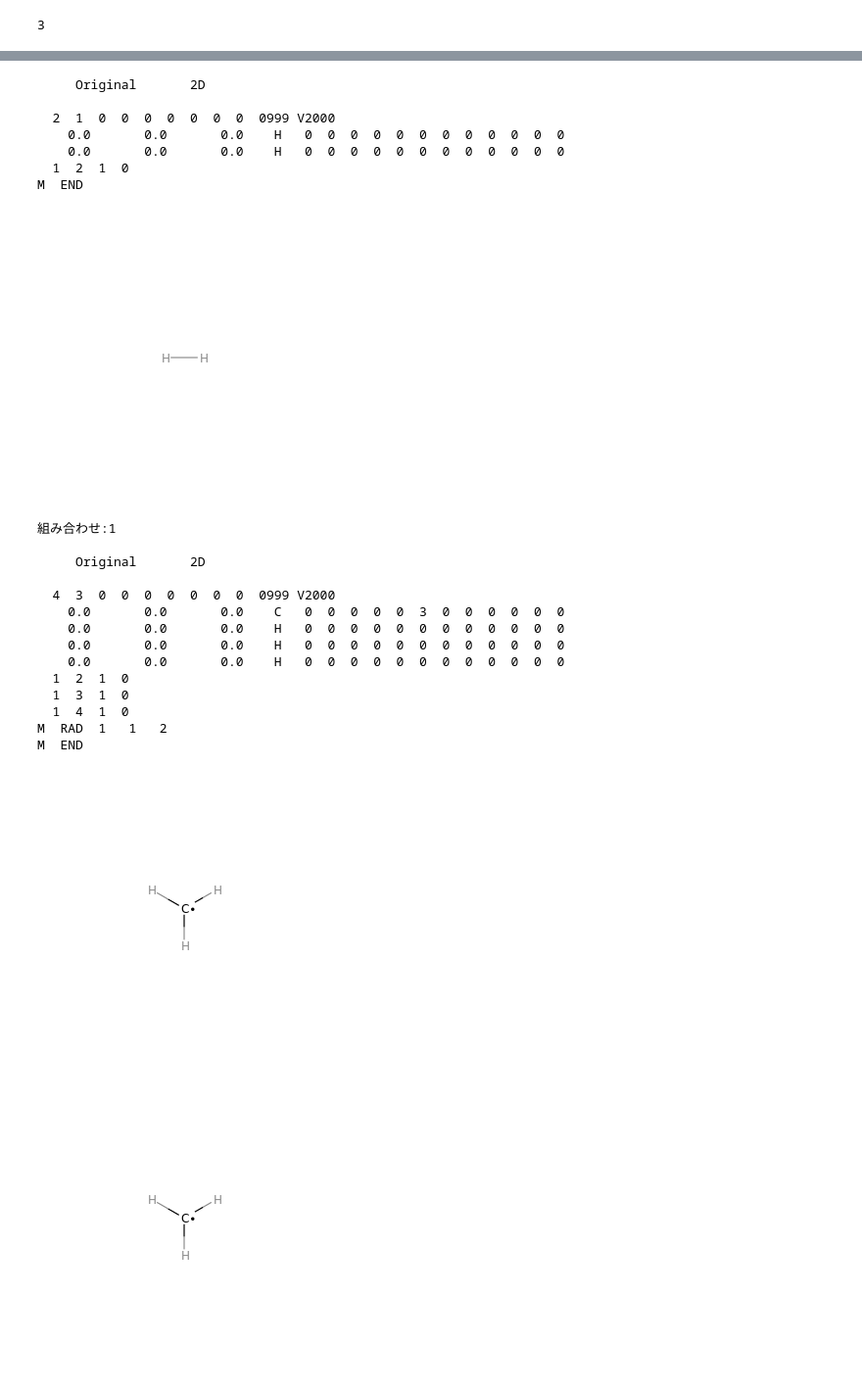
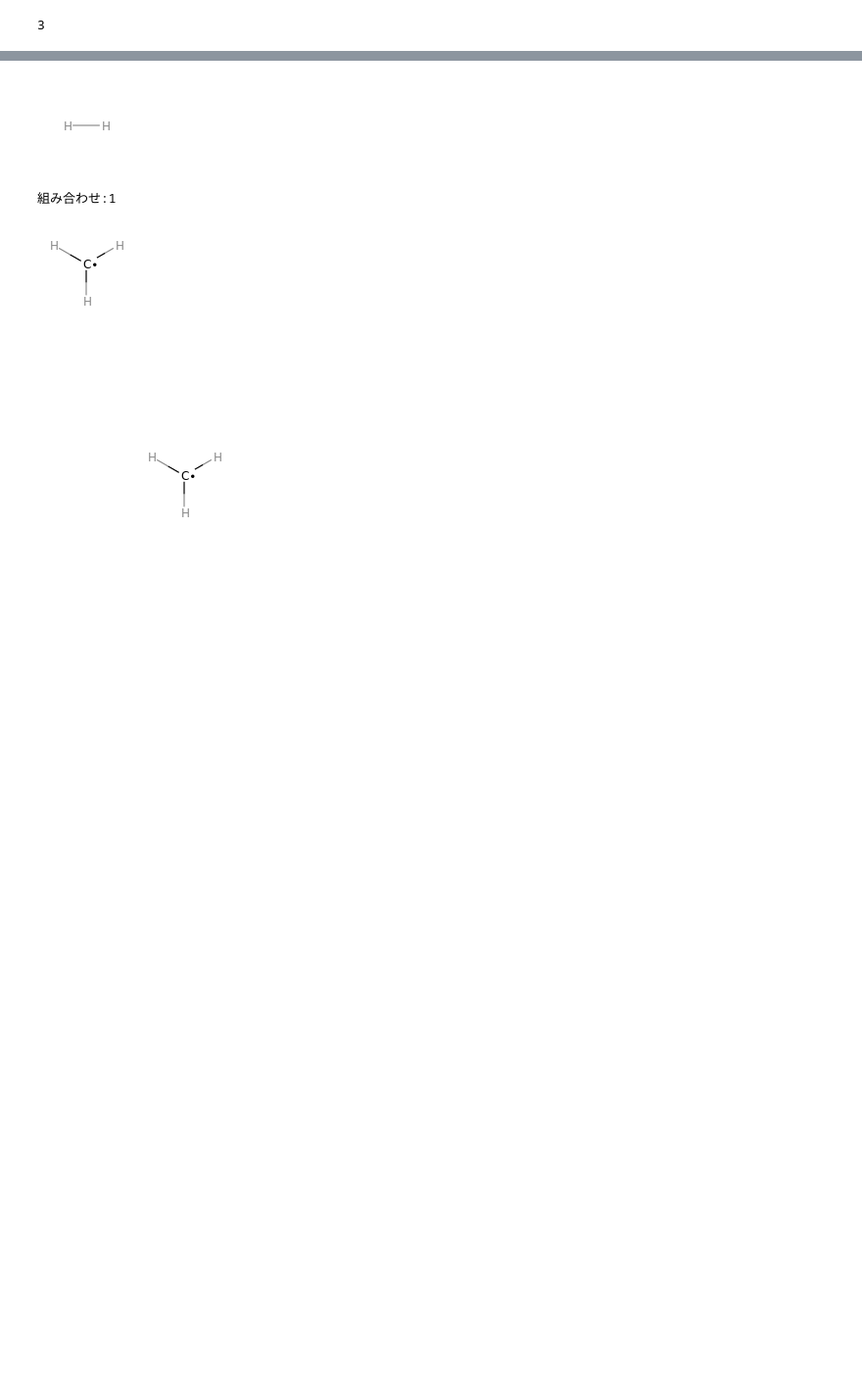
Before and after one commit to SolKul/cheminfo, a Jupyter notebook: 01WorkSpace/08BranchSearch/01Exercise.ipynb, the cells around one changed output, grey strips where cells are left out. Shown at 98% size. Cells and saved outputs as stored; diff of their text form; code cells hidden in the pictures; blank space fills up the shorter version.

```diff
--- a/01WorkSpace/08BranchSearch/01Exercise.ipynb
+++ b/01WorkSpace/08BranchSearch/01Exercise.ipynb
@@ -4,2 +6,5 @@ from rdkit.Chem import AllChem, Draw
+# %%
+def disp100mol(mol):
+    display(Draw.MolToImage(mol,size=(100,100)))
 # %%
 r32=Chem.AddHs(Chem.MolFromSmiles('C(F)F'))
@@ -161,6 +167,20 @@ class Compound:
                 s_mb=s_mb+rad
         s_mb=s_mb+'\n'+'M  END'
         return s_mb
+
+    def GenMol(self):
+        #Molオブジェクトを作る
+        self.calcAd()
+        #隣接リストを作成し、
+        self.cmol=Chem.MolFromMolBlock(self.strMolB(),removeHs=False)
+        #MolBlockを作成し、そのMBからMolオブジェクトを生成
+        AllChem.Compute2DCoords(self.cmol)
+        #2次元座標を計算
+
+        l_atms=list(self.cmol.GetAtoms())
+        for i in range (self.m_adm.shape[0]):
+            if(self.m_adm[i][i]>0):
+                l_atms[i].SetNumRadicalElectrons(int(self.m_adm[i,i]))
 # %%
 [0]*10
 # %% [output]
@@ -253,13 +273,9 @@ for m_p_b in l_mb:
                             d_atom[atm_num]=d_atom[j]
     print('組み合わせ:'+str(n_p_comb))
     for k in d_comp:
-        d_comp[k].calcAd()
         c=d_comp[k]
-    #     print(k,c.d_atm,c.l_atm,'\n',c.l_adl,c.l_n_atm)
-        print(c.strMolB())
-        m_test=Chem.MolFromMolBlock(c.strMolB(),removeHs=False)
-        AllChem.Compute2DCoords(m_test)
-        display(Draw.MolToImage(m_test))
+        c.GenMol()
+        disp100mol(c.cmol)
     print()
 
     l_p_comp.append(d_comp.copy())
@@ -279,26 +286,6 @@ M  END
+[figure, new version]
-     Original       2D
-
-  2  1  0  0  0  0  0  0  0  0999 V2000
-    0.0       0.0       0.0    H   0  0  0  0  0  0  0  0  0  0  0  0
-    0.0       0.0       0.0    H   0  0  0  0  0  0  0  0  0  0  0  0
-  1  2  1  0
-M  END
+組み合わせ:1
-[figure, old version]
-組み合わせ:1
-
-     Original       2D
-
-  4  3  0  0  0  0  0  0  0  0999 V2000
-    0.0       0.0       0.0    C   0  0  0  0  0  3  0  0  0  0  0  0
-    0.0       0.0       0.0    H   0  0  0  0  0  0  0  0  0  0  0  0
-    0.0       0.0       0.0    H   0  0  0  0  0  0  0  0  0  0  0  0
-    0.0       0.0       0.0    H   0  0  0  0  0  0  0  0  0  0  0  0
-  1  2  1  0
-  1  3  1  0
-  1  4  1  0
-M  RAD  1   1   2
-M  END
-[figure, old version]
+[figure, new version]
 # %%
 m_test=Chem.MolFromMolBlock(c.strMolB(),removeHs=False)
 AllChem.Compute2DCoords(m_test)
```
Also changed, not shown: parts of 7 cells of this notebook, 3 other files.
